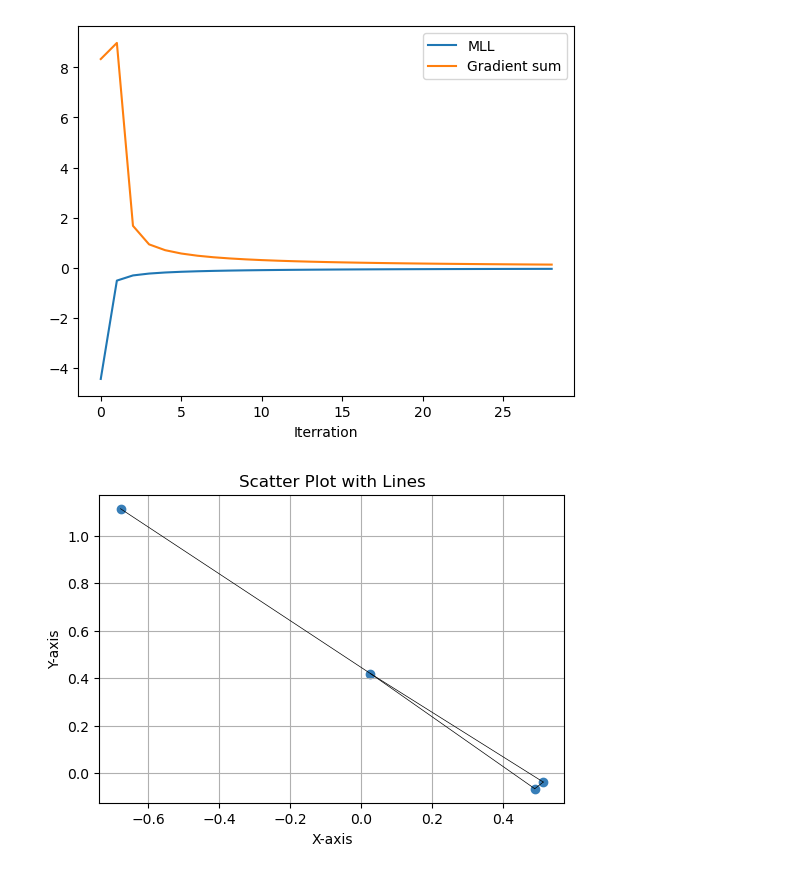
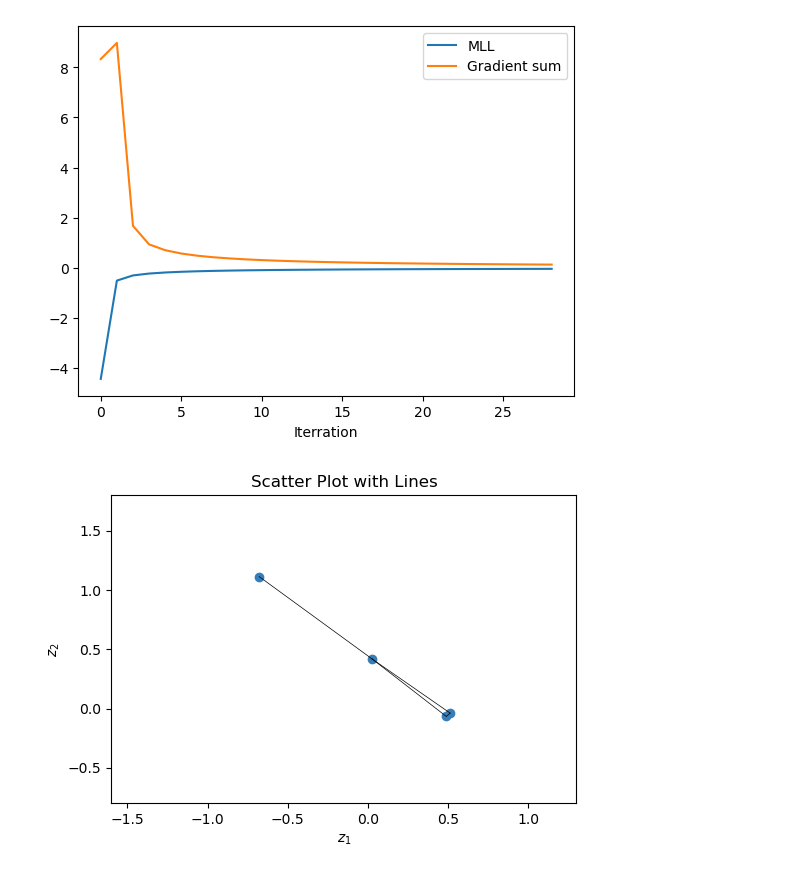
Before and after one commit to SigneDjernis/Latent_Distance_Models, a Jupyter notebook: Synthetic dataset/Gradient Method.ipynb, the cells around one changed output. Saved outputs shown, nothing was run; the diff lists cells and outputs as text; code cells hidden in the pictures.

Commit message:
Change plt.xlim on the plots

```diff
--- a/Synthetic dataset/Gradient Method.ipynb
+++ b/Synthetic dataset/Gradient Method.ipynb
@@ -55,21 +55,23 @@ plt.show()
 # %%
 plt.figure(figsize=(6, 4))
 
 for m in range(len(Y)):
     if Y[m][0] == 1: # Check if there is a connection between Y[m][1] and Y[m][2]
         point1 = points_copy[Y[m][1]]
         point2 = points_copy[Y[m][2]]
         plt.plot([point1[0], point2[0]], [point1[1], point2[1]], color='black', linewidth=0.5) # Ad a line between Y[m][1] and Y[m][2]
 
 # extract the points and plot them
 x = [point[0] for point in points_copy.values()]
 y = [point[1] for point in points_copy.values()]
 plt.scatter(x, y, color='#377eb8')
 
-plt.xlabel('X-axis')
-plt.ylabel('Y-axis')
+plt.xlabel(r'$z_1$')
+plt.ylabel(r'$z_2$')
+plt.xlim(-1.6, 1.3)
+plt.ylim(-0.8, 1.8)
 plt.title('Scatter Plot with Lines')
-plt.grid(True)
+#plt.grid(True)
 plt.show()
 # %% [output]
-[figure, old version]
+[figure, new version]
```
